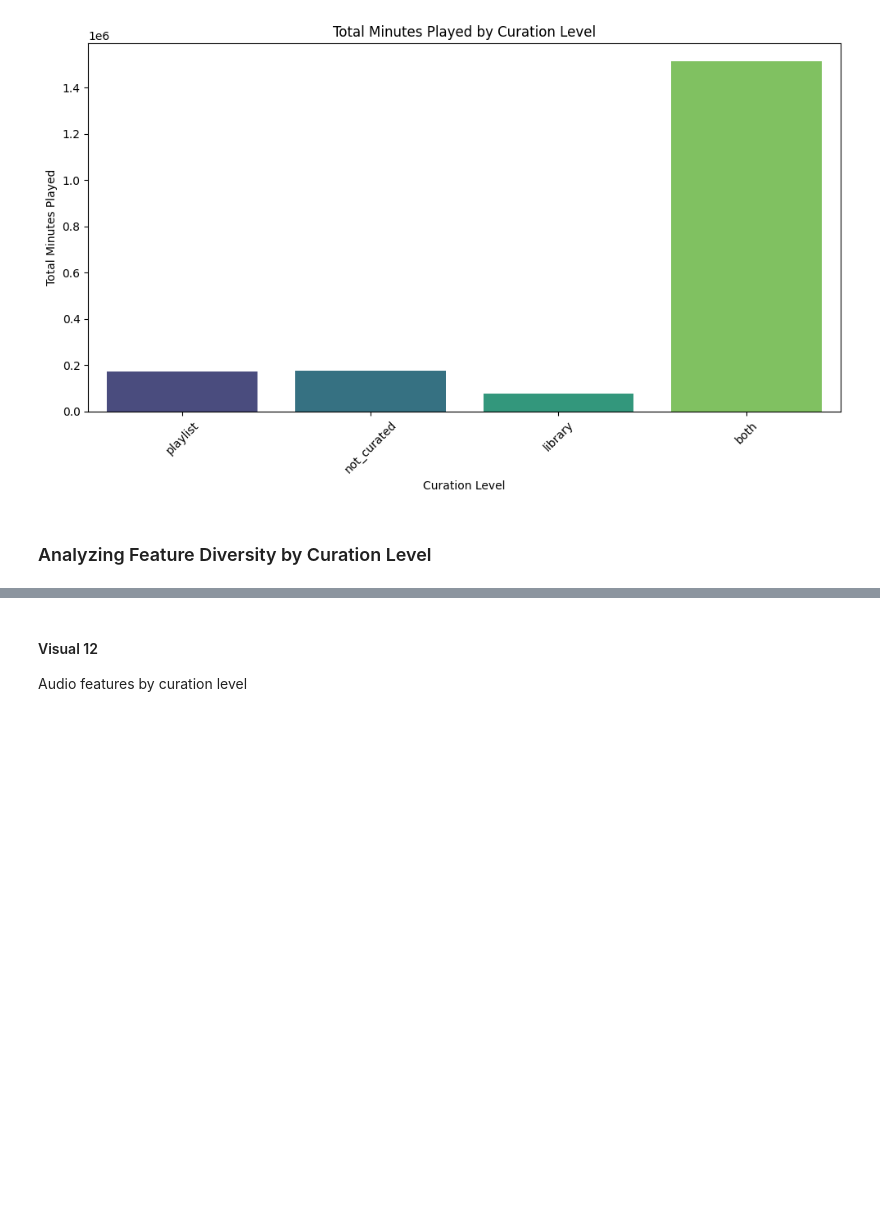
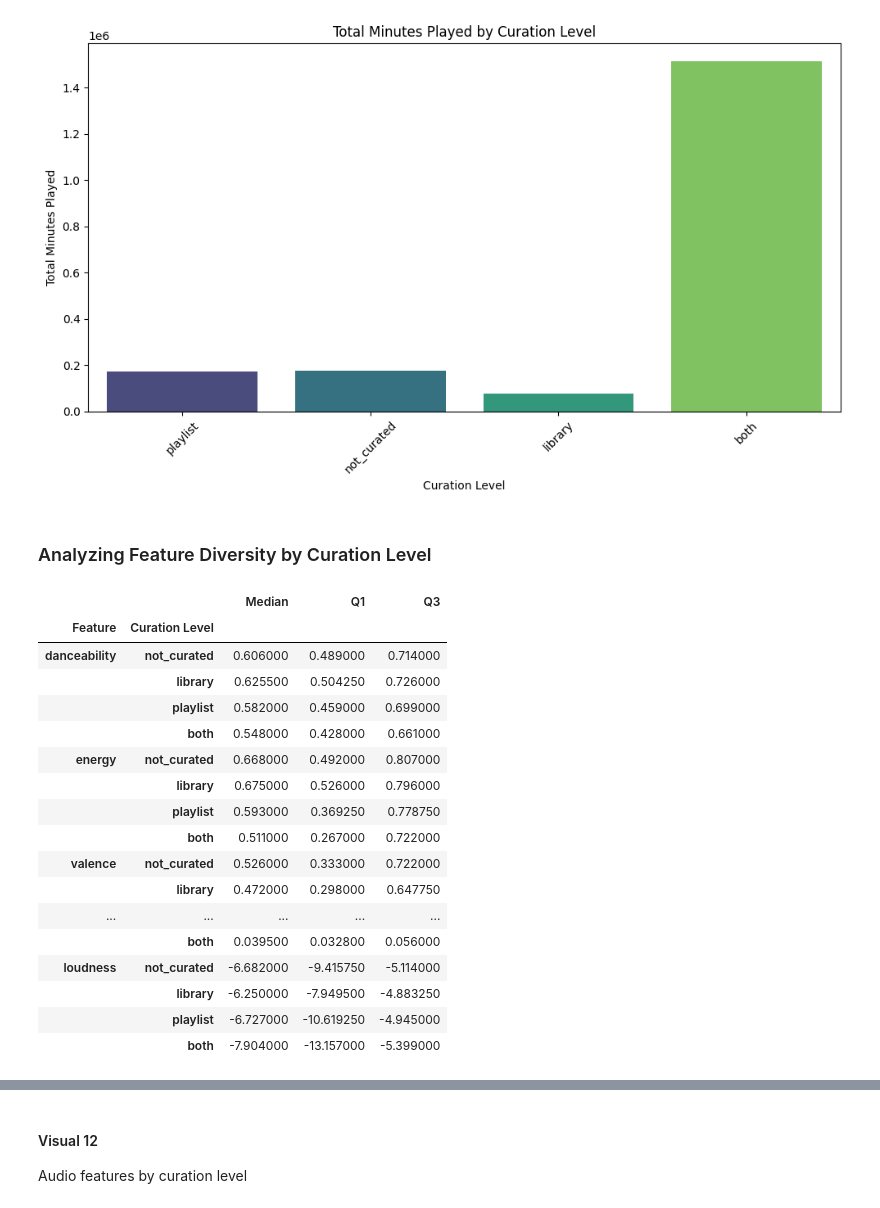
Before and after one commit to hjl-liz/spotify_project_group, a Jupyter notebook: team_red8_phase2_analysis.ipynb, the cells around one changed output, grey strips where cells are left out. Saved outputs shown, nothing was run; the diff lists cells and outputs as text; code cells hidden in the pictures; blank space fills up the shorter version.

```diff
--- a/team_red8_phase2_analysis.ipynb
+++ b/team_red8_phase2_analysis.ipynb
@@ -1364,3 +1364,36 @@ plt.show()
 [figure]
 # %% [markdown]
 ### Analyzing Feature Diversity by Curation Level
+# %%
+# Summary table of median and IQR of minutes played by curation level
+summary_stats = {}
+
+for feature in features:
+    stats = full_data.groupby("curation_label")[feature].describe().loc[curation_order]
+    summary_stats[feature] = stats[["50%", "25%", "75%"]]  # median and IQR
+
+# Combine all features into one DataFrame for easier display
+summary_df = pd.concat(summary_stats, axis=0)
+summary_df.index.names = ["Feature", "Curation Level"]
+summary_df.rename(columns={"50%": "Median", "25%": "Q1", "75%": "Q3"}, inplace=True)
+
+display(summary_df)
+# %% [output]
+|  |  | Median | Q1 | Q3 |
+| Feature | Curation Level |  |  |  |
+| danceability | not_curated | 0.606000 | 0.489000 | 0.714000 |
+|  | library | 0.625500 | 0.504250 | 0.726000 |
+|  | playlist | 0.582000 | 0.459000 | 0.699000 |
+|  | both | 0.548000 | 0.428000 | 0.661000 |
+| energy | not_curated | 0.668000 | 0.492000 | 0.807000 |
+|  | library | 0.675000 | 0.526000 | 0.796000 |
+|  | playlist | 0.593000 | 0.369250 | 0.778750 |
+|  | both | 0.511000 | 0.267000 | 0.722000 |
+| valence | not_curated | 0.526000 | 0.333000 | 0.722000 |
+|  | library | 0.472000 | 0.298000 | 0.647750 |
+| ... | ... | ... | ... | ... |
+|  | both | 0.039500 | 0.032800 | 0.056000 |
+| loudness | not_curated | -6.682000 | -9.415750 | -5.114000 |
+|  | library | -6.250000 | -7.949500 | -4.883250 |
+|  | playlist | -6.727000 | -10.619250 | -4.945000 |
+|  | both | -7.904000 | -13.157000 | -5.399000 |
```
Also changed, not shown: parts of 6 cells of this notebook.
